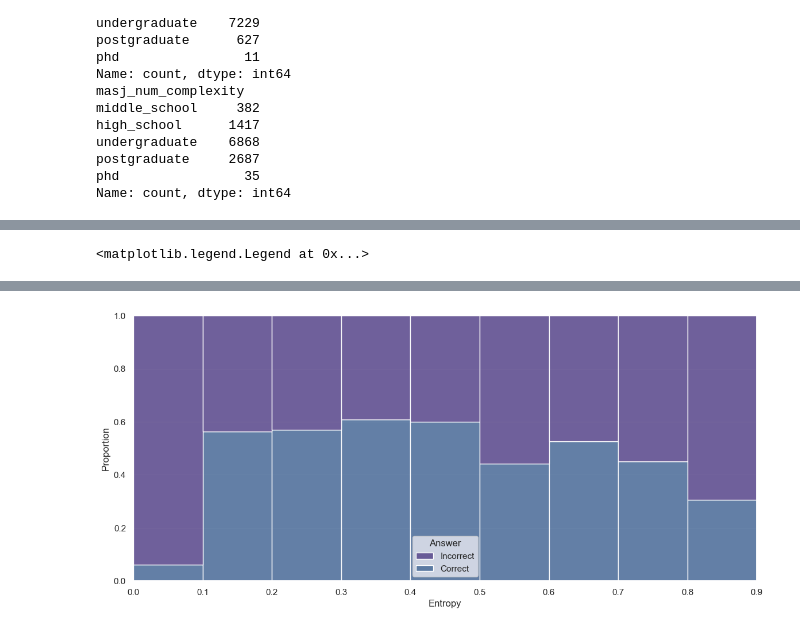
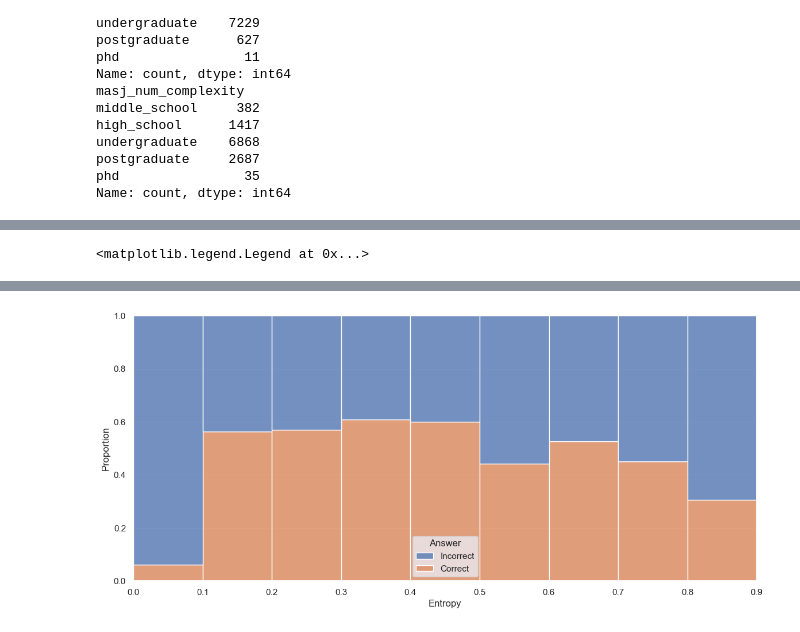
Before and after one commit to LabARSS/question-complextiy-estimation, a Jupyter notebook: notebooks/analysis_mmlu.ipynb, the cells around one changed output, grey strips where cells are left out. Cells and saved outputs as stored; diff of their text form; code cells hidden in the pictures.

```diff
--- a/notebooks/analysis_mmlu.ipynb
+++ b/notebooks/analysis_mmlu.ipynb
@@ -108,9 +108,6 @@ plt.legend(handles=ax.get_legend().legend_handles, labels=["Incorrect", "Correct
 # %%
 import matplotlib.pyplot as plt
 import seaborn as sns
-
-sns.set_theme(palette="viridis")
-
 
 plt.figure(figsize=(14, 6))
 ax = sns.histplot(
@@ -144,9 +141,6 @@ plt.legend(handles=ax.get_legend().legend_handles, labels=["Incorrect", "Correct
 # %%
 import matplotlib.pyplot as plt
 import seaborn as sns
-
-sns.set_theme(palette="viridis")
-
 
 plt.figure(figsize=(14, 6))
 ax = sns.histplot(
@@ -180,9 +174,6 @@ plt.legend(handles=ax.get_legend().legend_handles, labels=["Incorrect", "Correct
 # %%
 import matplotlib.pyplot as plt
 import seaborn as sns
-
-sns.set_theme(palette="viridis")
-
 
 for cat in mmlu_num_maj_df["category"].unique():
     plt.figure(figsize=(14, 6))
@@ -229,8 +220,6 @@ for cat in mmlu_num_maj_df["category"].unique():
 # %%
 import matplotlib.pyplot as plt
 import seaborn as sns
-
-sns.set_theme(palette="viridis")
 
 plt.figure(figsize=(14, 6))
 ax = sns.histplot(
@@ -265,8 +254,6 @@ plt.legend(handles=ax.get_legend().legend_handles, labels=["Incorrect", "Correct
 # %%
 import matplotlib.pyplot as plt
 import seaborn as sns
-
-sns.set_theme(palette="viridis")
 
 plt.figure(figsize=(14, 6))
 ax = sns.histplot(
@@ -299,4 +286,4 @@ plt.legend(handles=ax.get_legend().legend_handles, labels=["Incorrect", "Correct
-[figure, old version]
+[figure, new version]
 # %%
 import matplotlib.pyplot as plt
 import seaborn as sns
```
Also changed, not shown: parts of 14 cells of this notebook, 1 other file.
